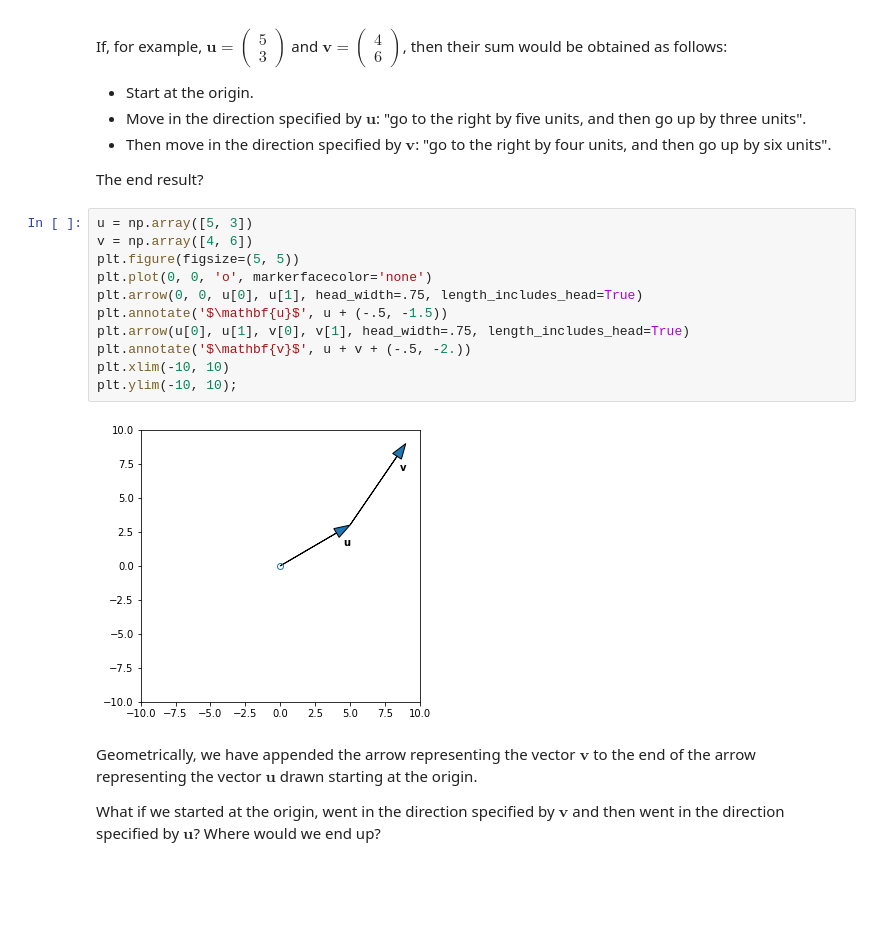
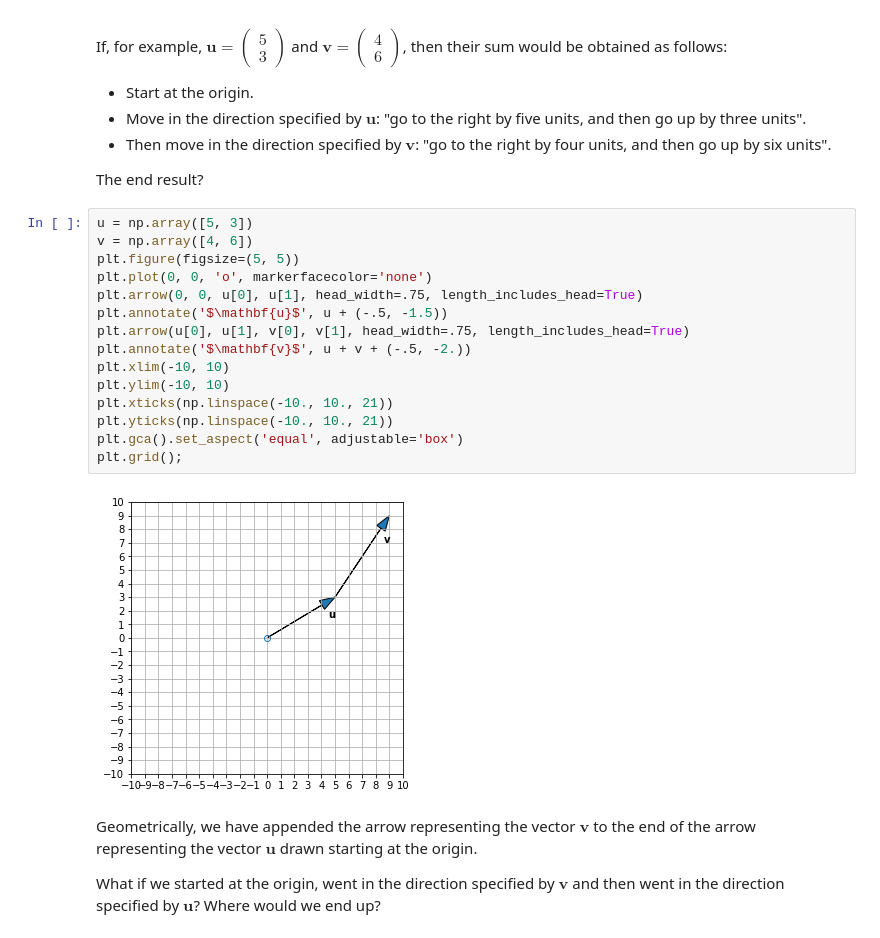
Before and after one commit to thalesians/tsa, a Jupyter notebook: src/jupyter/python/foundations/linear-algebra-1.ipynb, the cells around one changed output. Cells and saved outputs as stored; diff of their text form; blank space fills up the shorter version.

```diff
--- a/src/jupyter/python/foundations/linear-algebra-1.ipynb
+++ b/src/jupyter/python/foundations/linear-algebra-1.ipynb
@@ -182,16 +224,20 @@ The end result?
 # %%
 u = np.array([5, 3])
 v = np.array([4, 6])
 plt.figure(figsize=(5, 5))
 plt.plot(0, 0, 'o', markerfacecolor='none')
 plt.arrow(0, 0, u[0], u[1], head_width=.75, length_includes_head=True)
 plt.annotate('$\mathbf{u}$', u + (-.5, -1.5))
 plt.arrow(u[0], u[1], v[0], v[1], head_width=.75, length_includes_head=True)
 plt.annotate('$\mathbf{v}$', u + v + (-.5, -2.))
 plt.xlim(-10, 10)
-plt.ylim(-10, 10);
+plt.ylim(-10, 10)
+plt.xticks(np.linspace(-10., 10., 21))
+plt.yticks(np.linspace(-10., 10., 21))
+plt.gca().set_aspect('equal', adjustable='box')
+plt.grid();
 # %% [output]
-[figure, old version]
+[figure, new version]
 # %% [markdown]
 Geometrically, we have appended the arrow representing the vector $\mathbf{v}$ to the end of the arrow representing the vector $\mathbf{u}$ drawn starting at the origin.
 
```
Also changed, not shown: parts of 135 cells of this notebook.
